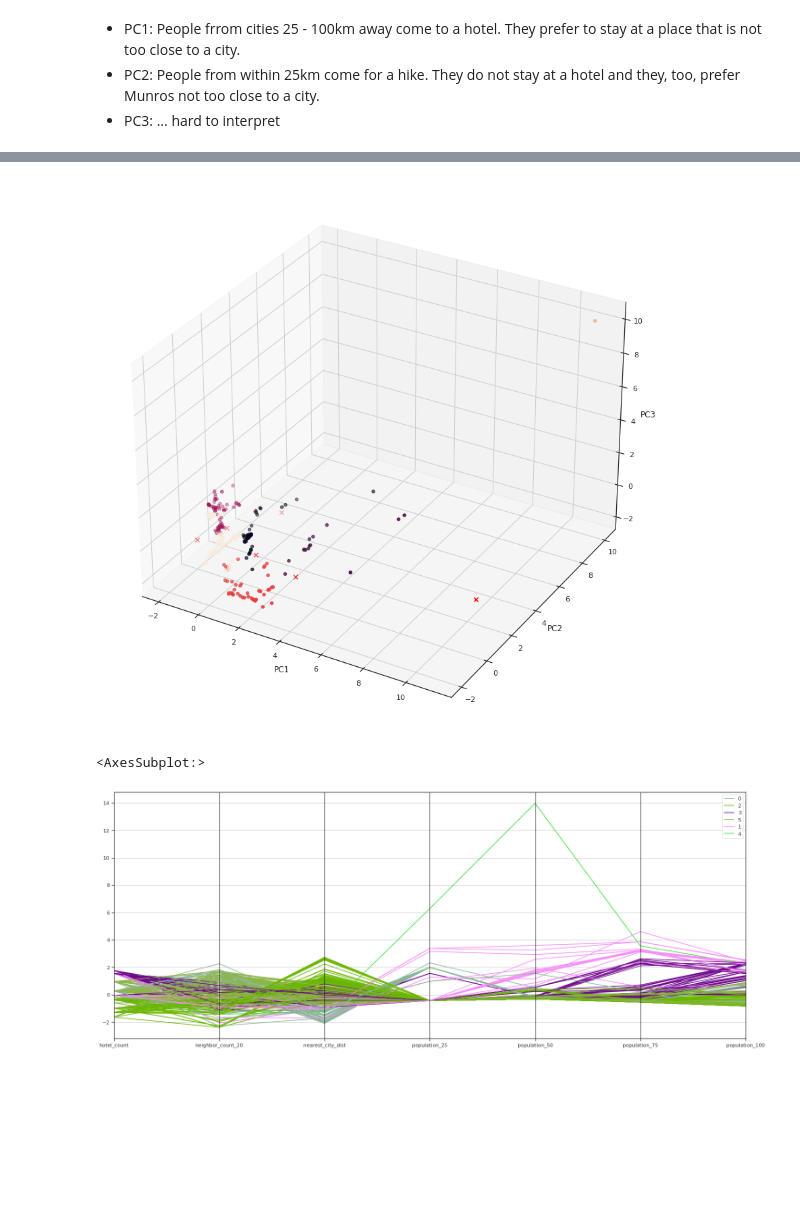
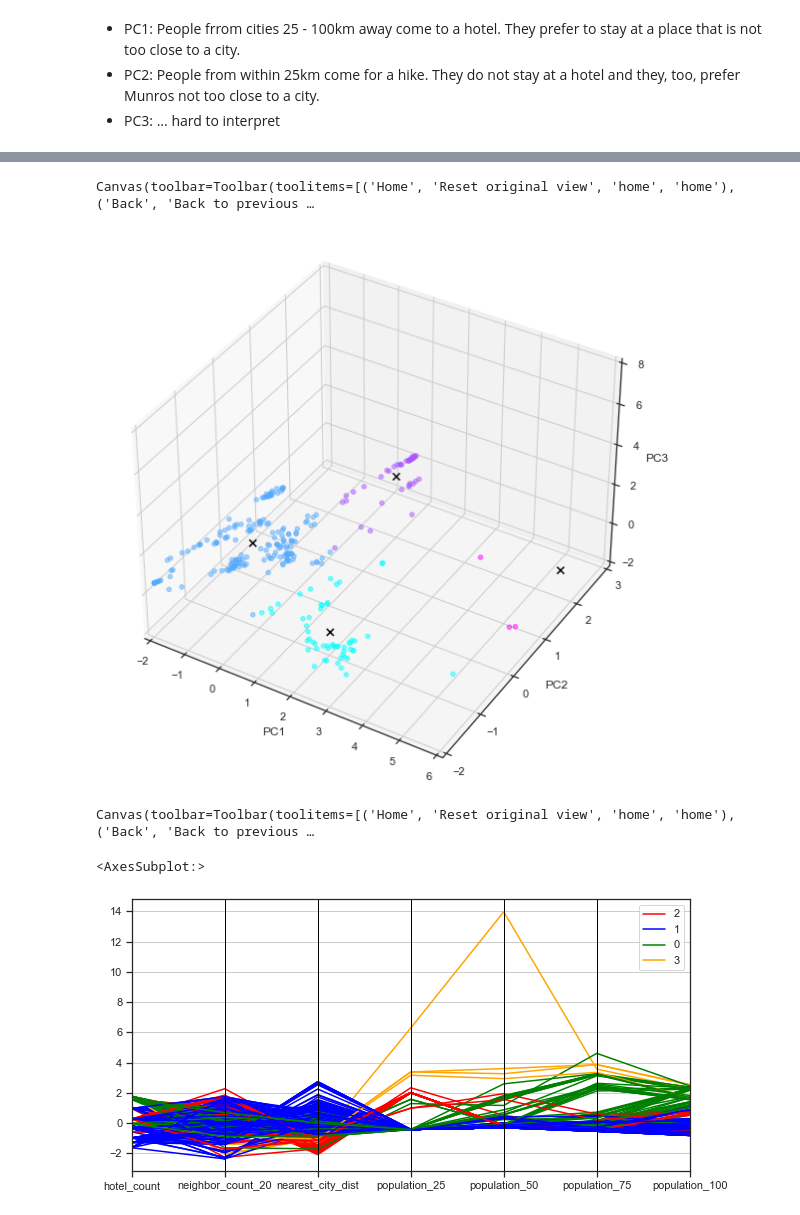
Before and after one commit to filipbalucha/FDS_final_project, a Jupyter notebook: data_analysis.ipynb, the cells around one changed output, grey strips where cells are left out. Drawn from its saved outputs; the diff is of its cells as text; code cells hidden in the pictures; blank space fills up the shorter version.

```diff
--- a/data_analysis.ipynb
+++ b/data_analysis.ipynb
@@ -629,35 +632,35 @@ plt.show()
 # %%
-knee = 6
+# %matplotlib notebook
+knee = 4
 K_means_sklearn_model = KMeans(n_clusters=knee)
 K_means_sklearn_model.fit(df_transformed)
 prediction = (K_means_sklearn_model.predict(df_transformed))
 centres = (K_means_sklearn_model.cluster_centers_)
-# print(centres)
-# sns.scatterplot(x=df_transformed['PC1'], y = df_transformed['PC2'], hue = prediction)
-# plt.scatter(centres[0][0],centres[0][1], marker='x', color='red')
-# plt.scatter(centres[1][0],centres[1][1], marker='x', color='red')
-# plt.scatter(centres[2][0],centres[2][1], marker='x', color='red')
-fig = plt.figure(figsize=(15,15))
+
+fig = plt.figure(figsize=(10,10))
 ax = fig.add_subplot(111, projection='3d')
-
-ax.scatter(df_transformed['PC1'], df_transformed['PC3'], df_transformed['PC3'], c=prediction)
-ax.scatter(centres[:,0], centres[:,1], marker='x', color='red', s=40)
-# plt.scatter(centres[0][0],centres[0][1], centres[0][2], marker='x', color='red')
-# plt.scatter(centres[1][0],centres[1][1], centres[1][2], marker='x', color='red')
-# plt.scatter(centres[2][0],centres[2][1], centres[2][2], marker='x', color='red')
+ax.scatter(df_transformed['PC1'], df_transformed['PC2'], df_transformed['PC3'], c=prediction, cmap='cool', alpha=0.5)
+ax.scatter(centres[:,0], centres[:,1], centres[:,2], marker='x', color='black', s=50, alpha=1)
 
 ax.set_xlabel('PC1')
 ax.set_ylabel('PC2')
 ax.set_zlabel('PC3')
+ax.set_xlim(-2,6)
+ax.set_ylim(-2,3)
+ax.set_zlim(-2,8)
+ax.azim = -59
+ax.elev = 37
 
 plt.show()
 # %% [output]
+Canvas(toolbar=Toolbar(toolitems=[('Home', 'Reset original view', 'home', 'home'), ('Back', 'Back to previous …
-[figure, old version]
+[figure, new version]
 # %%
-plt.figure(figsize=(25,10))
+plt.figure(figsize=(10,5))
 df_clusters['clusters'] = prediction
-pd.plotting.parallel_coordinates(df_clusters, 'clusters')
-# , color=('#556270', '#4ECDC4', '#C7F464')
+pd.plotting.parallel_coordinates(df_clusters, 'clusters', color=('red', 'blue', 'green', 'orange'))
+# , color=('#556270', '#4ECDC4', '#C7F464'),
 # %% [output]
-<AxesSubplot:>
+Canvas(toolbar=Toolbar(toolitems=[('Home', 'Reset original view', 'home', 'home'), ('Back', 'Back to previous …
+<AxesSubplot:>
-[figure, old version]
+[figure, new version]
```
Also changed, not shown: parts of 20 cells of this notebook, 7 other files.
